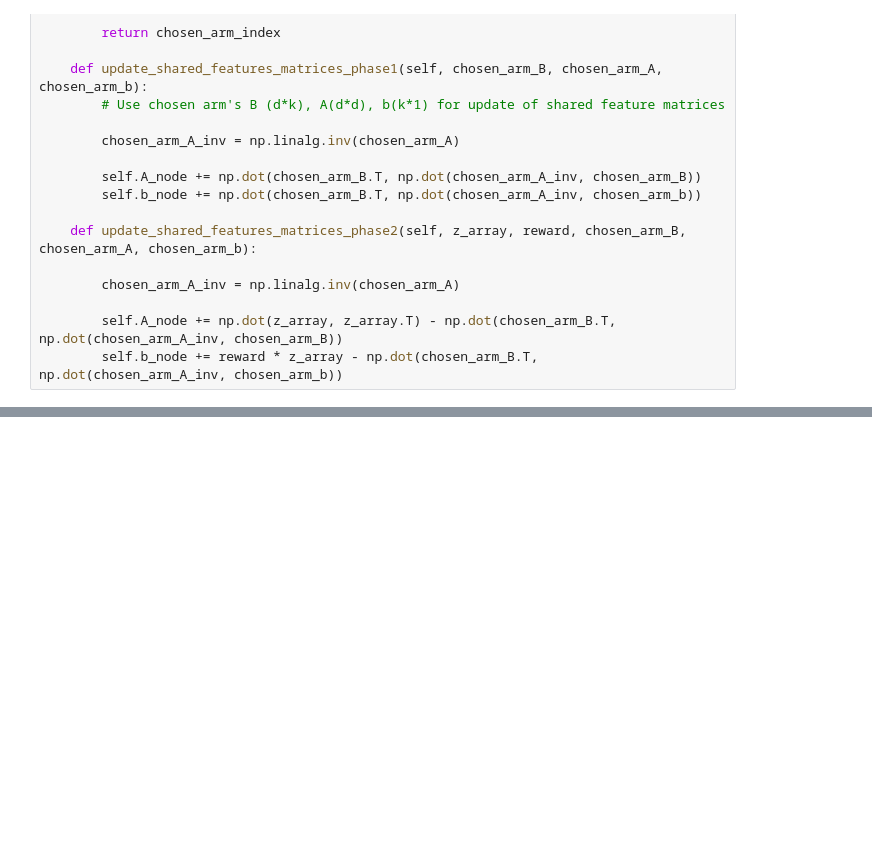
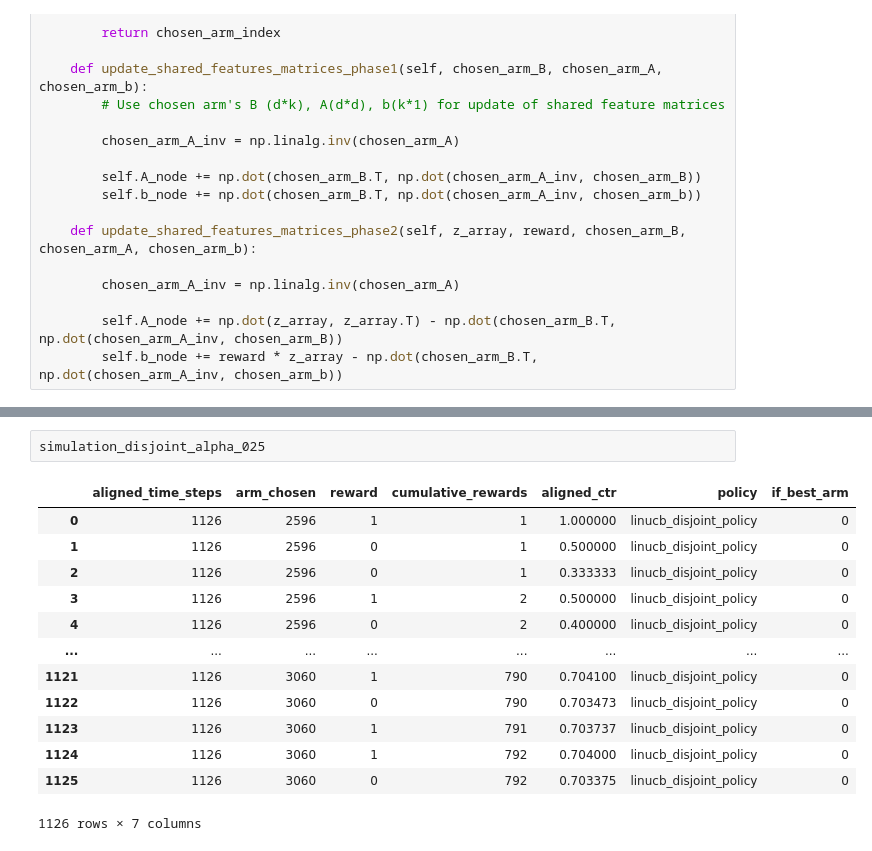
Before and after one commit to abhishekjainz/multi-armed-bandits-recommendation-system, a Jupyter notebook: code/Content Filtering copy 4.ipynb, the cells around one changed output, grey strips where cells are left out. Drawn from its saved outputs; the diff is of its cells as text; blank space fills up the shorter version.

```diff
--- a/code/Content Filtering copy 4.ipynb
+++ b/code/Content Filtering copy 4.ipynb
@@ -683,0 +718,16 @@ Text(0.5, 1.0, 'alpha = 0.5')
+# %%
+simulation_disjoint_alpha_025
+# %% [output]
+|  | aligned_time_steps | arm_chosen | reward | cumulative_rewards | aligned_ctr | policy | if_best_arm |
+| 0 | 1126 | 2596 | 1 | 1 | 1.000000 | linucb_disjoint_policy | 0 |
+| 1 | 1126 | 2596 | 0 | 1 | 0.500000 | linucb_disjoint_policy | 0 |
+| 2 | 1126 | 2596 | 0 | 1 | 0.333333 | linucb_disjoint_policy | 0 |
+| 3 | 1126 | 2596 | 1 | 2 | 0.500000 | linucb_disjoint_policy | 0 |
+| 4 | 1126 | 2596 | 0 | 2 | 0.400000 | linucb_disjoint_policy | 0 |
+| ... | ... | ... | ... | ... | ... | ... | ... |
+| 1121 | 1126 | 3060 | 1 | 790 | 0.704100 | linucb_disjoint_policy | 0 |
+| 1122 | 1126 | 3060 | 0 | 790 | 0.703473 | linucb_disjoint_policy | 0 |
+| 1123 | 1126 | 3060 | 1 | 791 | 0.703737 | linucb_disjoint_policy | 0 |
+| 1124 | 1126 | 3060 | 1 | 792 | 0.704000 | linucb_disjoint_policy | 0 |
+| 1125 | 1126 | 3060 | 0 | 792 | 0.703375 | linucb_disjoint_policy | 0 |
+1126 rows × 7 columns
```
Also changed, not shown: parts of 8 cells of this notebook, 2 other files.
